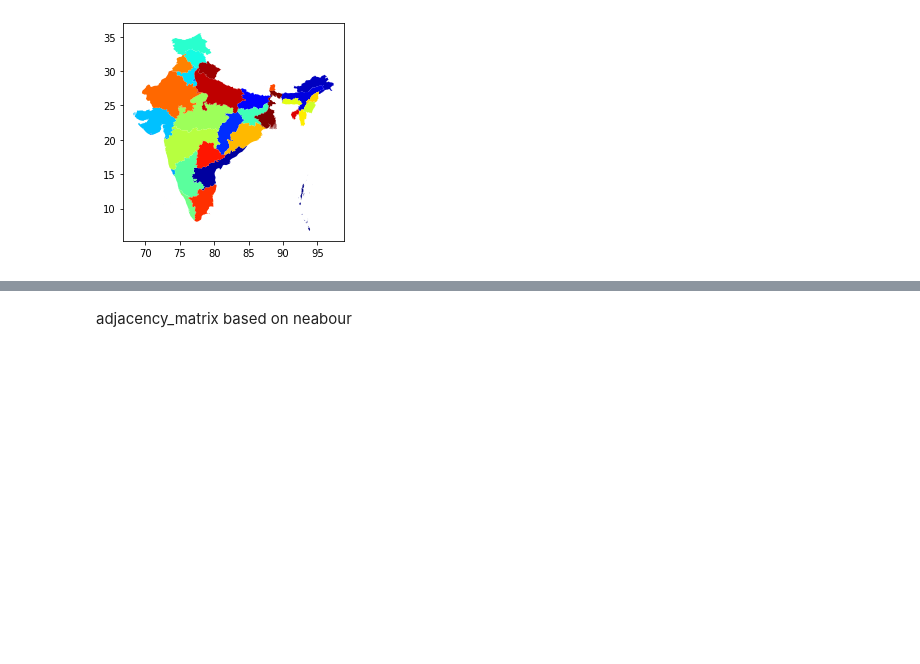
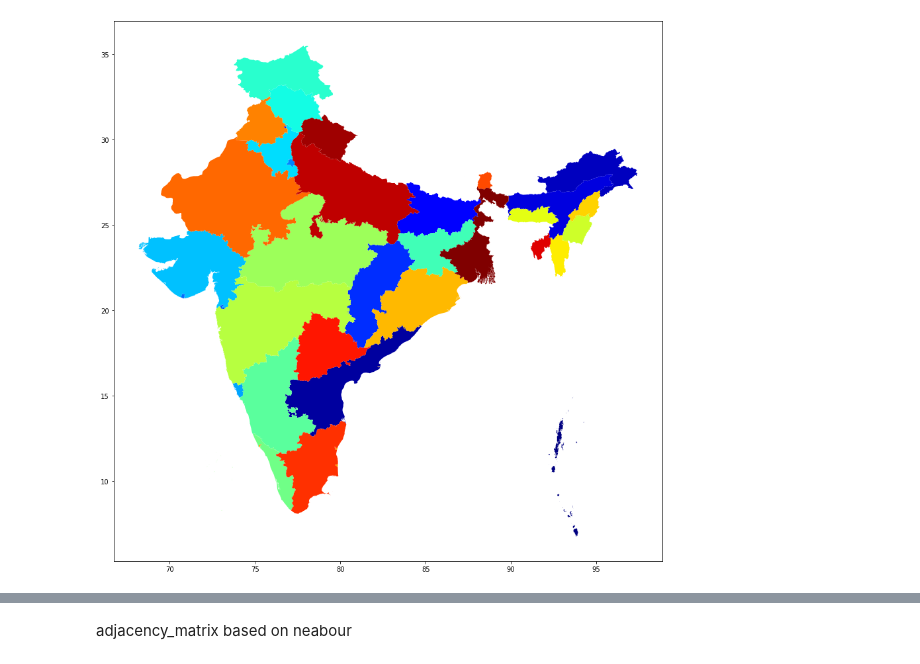
Before and after one commit to smrutijz/exploration, a Jupyter notebook: geo/geographic adjacency matrix.ipynb, the cells around one changed output, grey strips where cells are left out. Drawn from its saved outputs; the diff is of its cells as text; code cells hidden in the pictures; blank space fills up the shorter version.

```diff
--- a/geo/geographic adjacency matrix.ipynb
+++ b/geo/geographic adjacency matrix.ipynb
@@ -6,10 +6,11 @@ import networkx
 from matplotlib import pyplot as plt
 # %%
 df = gpd.read_file(r"C:\Users\smrut\Downloads\IND_adm\IND_adm1.shp")
-df.plot(cmap="jet")
-plt.show();
-# %% [output]
-[figure, removed]
+# %%
+df.plot(figsize=(15, 15), cmap="jet")
+plt.show();
+# %% [output]
+[figure, added]
 # %%
 df.head()
 # %% [output]
```
Also changed, not shown: parts of 2 cells of this notebook, 1 other file.
